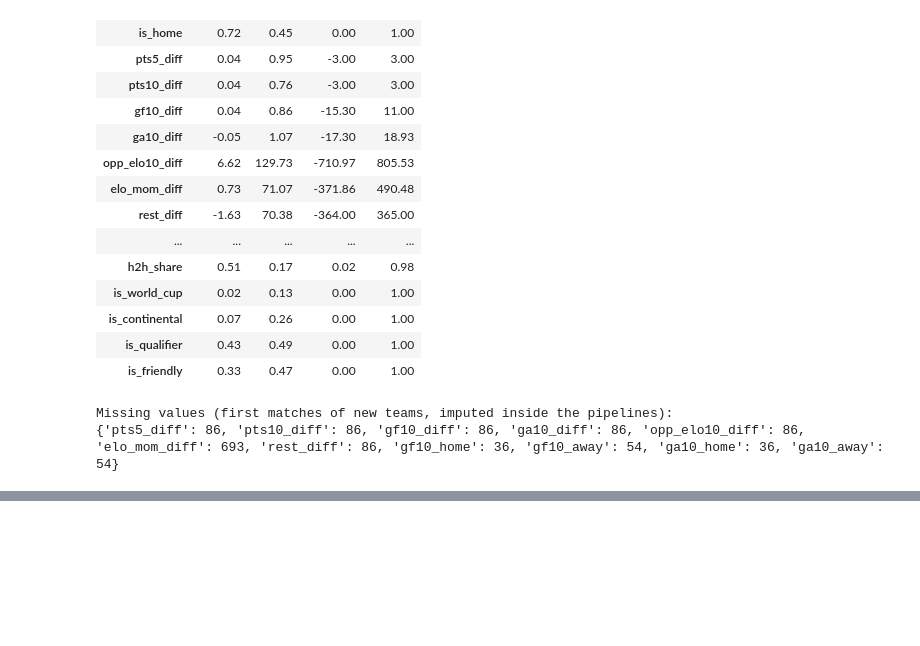
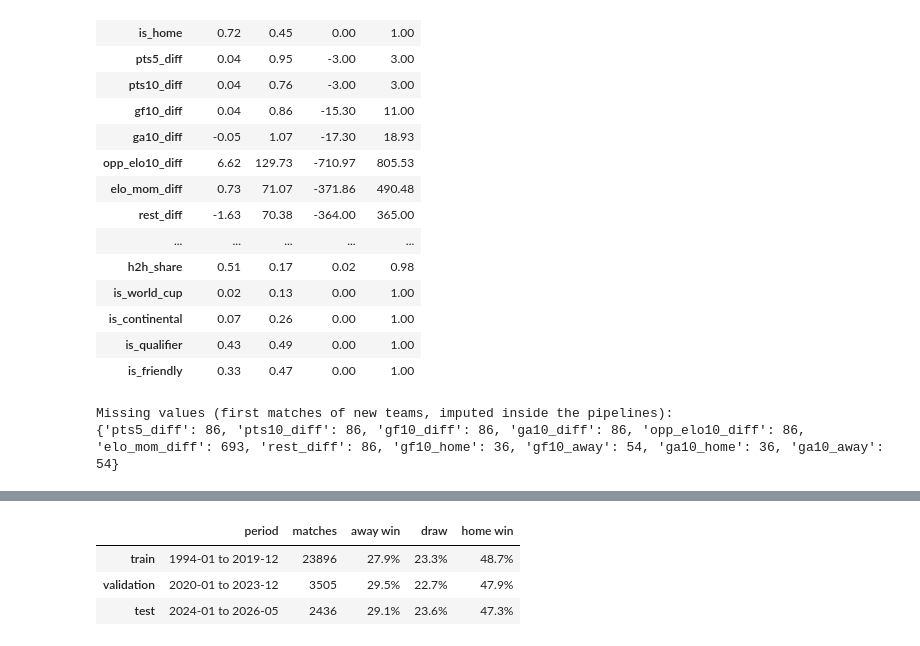
Before and after one commit to liiiira/wc_predictor, a Jupyter notebook: worldcup_2026_prediction.ipynb, the cells around one changed output, grey strips where cells are left out. Cells and saved outputs as stored; diff of their text form; code cells hidden in the pictures; blank space fills up the shorter version.

```diff
--- a/worldcup_2026_prediction.ipynb
+++ b/worldcup_2026_prediction.ipynb
@@ -435,0 +448,22 @@ Missing values (first matches of new teams, imputed inside the pipelines):
+# %%
+train_m = (dates < VALID_START).values
+valid_m = ((dates >= VALID_START) & (dates < TEST_START)).values
+test_m  = (dates >= TEST_START).values
+
+X_train, y_train = X_all[train_m], y_all[train_m]
+X_valid, y_valid = X_all[valid_m], y_all[valid_m]
+X_test,  y_test  = X_all[test_m],  y_all[test_m]
+
+split_summary = pd.DataFrame({
+    'period': [f'{dates[m].min():%Y-%m} to {dates[m].max():%Y-%m}' for m in (train_m, valid_m, test_m)],
+    'matches': [m.sum() for m in (train_m, valid_m, test_m)],
+    'away win': [np.mean(y_all[m] == 0) for m in (train_m, valid_m, test_m)],
+    'draw':     [np.mean(y_all[m] == 1) for m in (train_m, valid_m, test_m)],
+    'home win': [np.mean(y_all[m] == 2) for m in (train_m, valid_m, test_m)],
+}, index=['train', 'validation', 'test'])
+display(split_summary.style.format({'away win': '{:.1%}', 'draw': '{:.1%}', 'home win': '{:.1%}'}))
+# %% [output]
+|  | period | matches | away win | draw | home win |
+| train | 1994-01 to 2019-12 | 23896 | 27.9% | 23.3% | 48.7% |
+| validation | 2020-01 to 2023-12 | 3505 | 29.5% | 22.7% | 47.9% |
+| test | 2024-01 to 2026-05 | 2436 | 29.1% | 23.6% | 47.3% |
```
Also changed, not shown: parts of 7 cells of this notebook, 1 other file.
